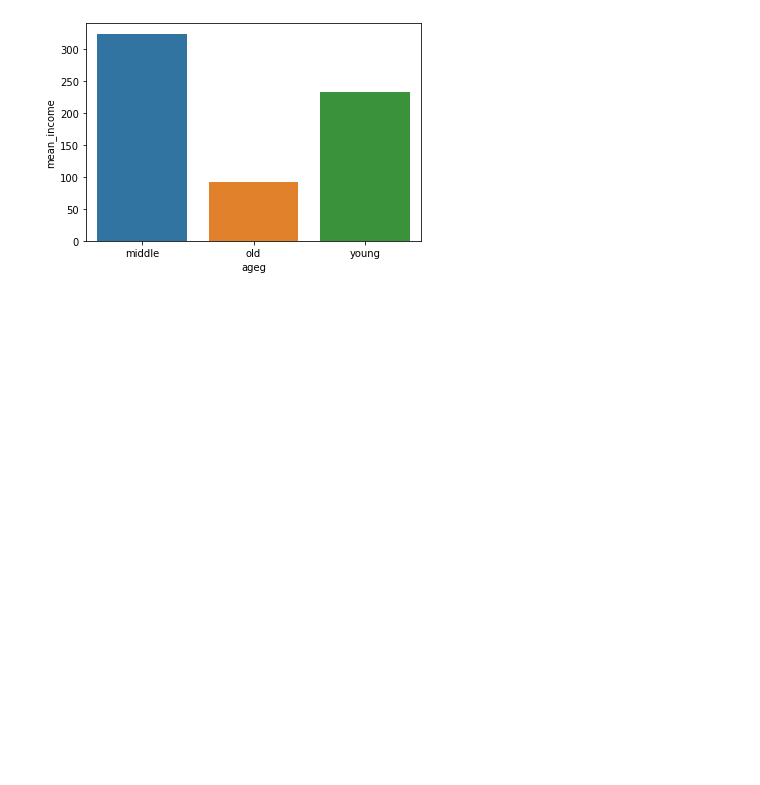
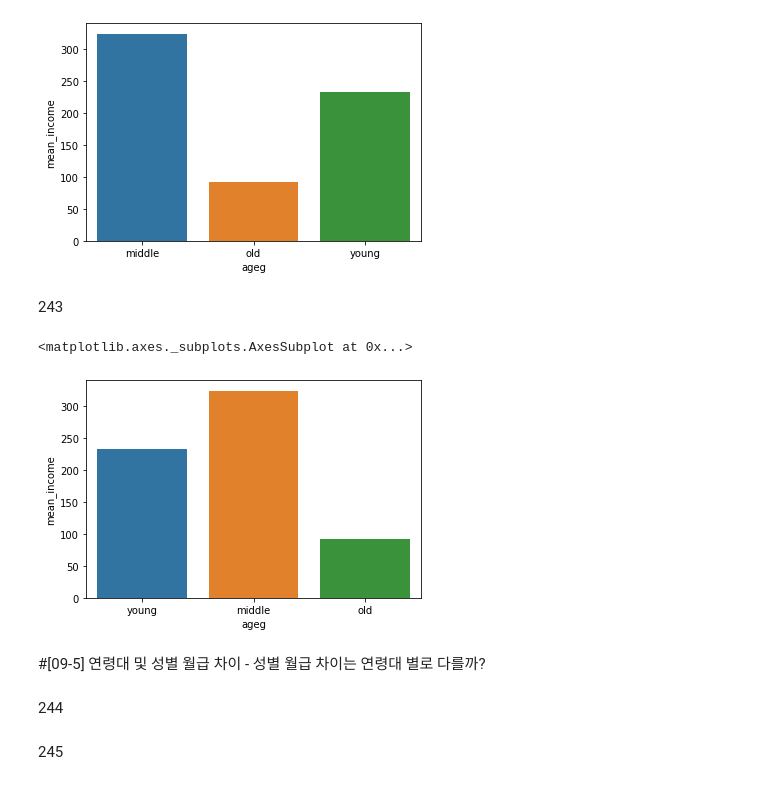
Before and after one commit to djDongjae/DataAnalysis, a Jupyter notebook: 9장_실습예제_오동재_2ndReading.ipynb, the cells around one changed output. Cells and saved outputs as stored; diff of their text form; code cells hidden in the pictures; blank space fills up the shorter version.

```diff
--- a/9장_실습예제_오동재_2ndReading.ipynb
+++ b/9장_실습예제_오동재_2ndReading.ipynb
@@ -329,3 +285,15 @@ sns.barplot(data = ageg_income, x = 'ageg', y = 'mean_income')
 # %% [output]
 <matplotlib.axes._subplots.AxesSubplot at 0x...>
 [figure]
+# %% [markdown]
+243
+# %%
+sns.barplot(data = ageg_income, x = 'ageg', y = 'mean_income',
+            order = ['young', 'middle', 'old'])
+# %% [output]
+<matplotlib.axes._subplots.AxesSubplot at 0x...>
+[figure, added]
+# %% [markdown]
+#[09-5] 연령대 및 성별 월급 차이 - 성별 월급 차이는 연령대 별로 다를까?
+# %% [markdown]
+244
@@ -331,0 +305,2 @@ sns.barplot(data = ageg_income, x = 'ageg', y = 'mean_income')
+# %% [markdown]
+245
```
Also changed, not shown: parts of 39 cells of this notebook.
